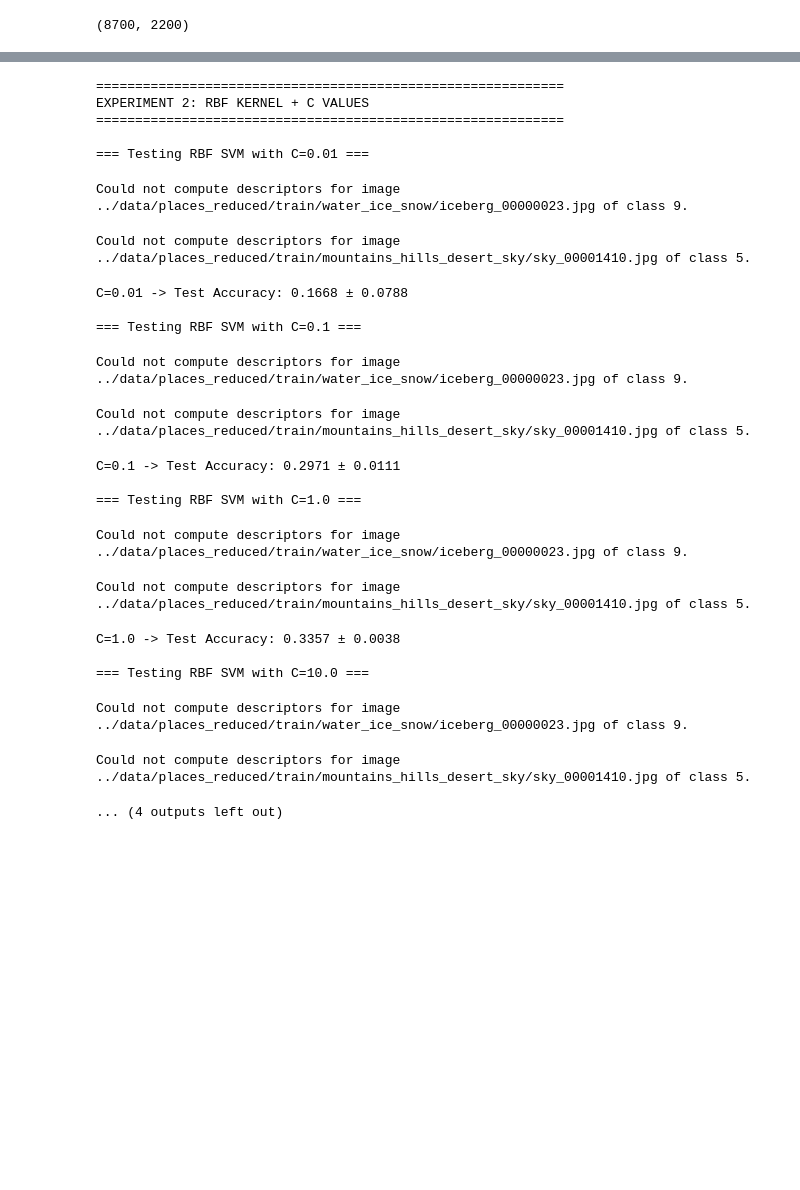
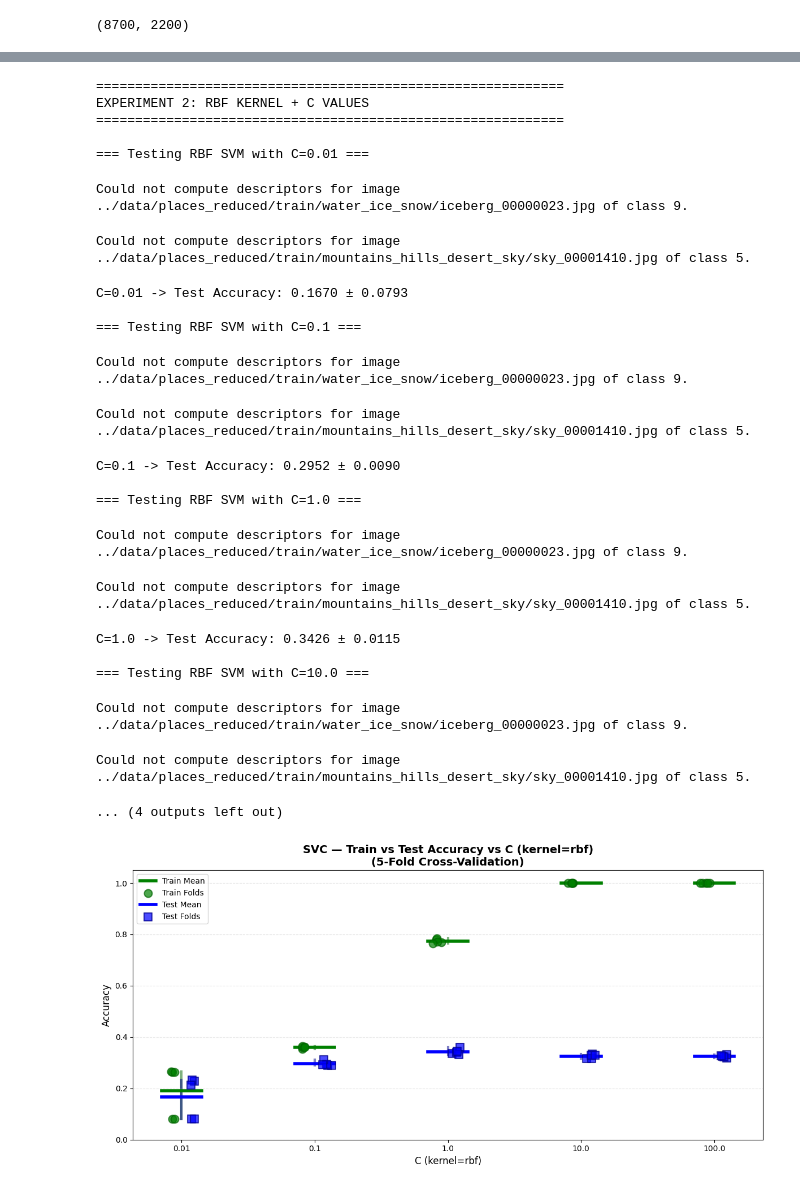
Before and after one commit to MCV-C3/project-team-6, a Jupyter notebook: Week1/SVC_regularizations.ipynb, the cells around one changed output, grey strips where cells are left out. Saved outputs shown, nothing was run; the diff lists cells and outputs as text; code cells hidden in the pictures; blank space fills up the shorter version.

```diff
--- a/Week1/SVC_regularizations.ipynb
+++ b/Week1/SVC_regularizations.ipynb
@@ -125,14 +212,14 @@ for C in [0.01, 0.1, 1.0, 10.0, 100.0]:
     )
 
     rbf_c_results[C] = scores
-    print(f"C={C} -> Test Accuracy: {scores.test.accuracy.mean:.4f} ± {scores.test.accuracy.std:.4f}")
+    print(f"C={C} -> Test Accuracy: {scores.val.accuracy.mean:.4f} ± {scores.val.accuracy.std:.4f}")
 
 
 print("\n" + "=" * 60)
 print("RBF KERNEL: C COMPARISON")
 print("=" * 60)
 for C, result in rbf_c_results.items():
-    print(f"C={C:6.2f} -> Train: {result.train.accuracy.mean:.4f} ± {result.train.accuracy.std:.4f} | Test: {result.test.accuracy.mean:.4f} ± {result.test.accuracy.std:.4f}")
+    print(f"C={C:6.2f} -> Train: {result.train.accuracy.mean:.4f} ± {result.train.accuracy.std:.4f} | Test: {result.val.accuracy.mean:.4f} ± {result.val.accuracy.std:.4f}")
 # %% [output]
 ============================================================
 EXPERIMENT 2: RBF KERNEL + C VALUES
@@ -141,22 +228,30 @@ EXPERIMENT 2: RBF KERNEL + C VALUES
 === Testing RBF SVM with C=0.01 ===
 Could not compute descriptors for image ../data/places_reduced/train/water_ice_snow/iceberg_00000023.jpg of class 9.
 Could not compute descriptors for image ../data/places_reduced/train/mountains_hills_desert_sky/sky_00001410.jpg of class 5.
-C=0.01 -> Test Accuracy: 0.1668 ± 0.0788
+C=0.01 -> Test Accuracy: 0.1670 ± 0.0793
 
 === Testing RBF SVM with C=0.1 ===
 Could not compute descriptors for image ../data/places_reduced/train/water_ice_snow/iceberg_00000023.jpg of class 9.
 Could not compute descriptors for image ../data/places_reduced/train/mountains_hills_desert_sky/sky_00001410.jpg of class 5.
-C=0.1 -> Test Accuracy: 0.2971 ± 0.0111
+C=0.1 -> Test Accuracy: 0.2952 ± 0.0090
 
 === Testing RBF SVM with C=1.0 ===
 Could not compute descriptors for image ../data/places_reduced/train/water_ice_snow/iceberg_00000023.jpg of class 9.
 Could not compute descriptors for image ../data/places_reduced/train/mountains_hills_desert_sky/sky_00001410.jpg of class 5.
-C=1.0 -> Test Accuracy: 0.3357 ± 0.0038
+C=1.0 -> Test Accuracy: 0.3426 ± 0.0115
 
 === Testing RBF SVM with C=10.0 ===
 Could not compute descriptors for image ../data/places_reduced/train/water_ice_snow/iceberg_00000023.jpg of class 9.
 Could not compute descriptors for image ../data/places_reduced/train/mountains_hills_desert_sky/sky_00001410.jpg of class 5.
 ... (4 outputs left out)
+# %%
+x_vals = [0.01, 0.1, 1.0, 10.0, 100.0]
+printable_x_vals = [0.01, 0.1, 1.0, 10.0, 100.0]
+test_vals = [rbf_c_results[key].val.accuracy.all for key in x_vals]
+train_vals = [rbf_c_results[key].train.accuracy.all for key in x_vals]
+plot_cv_train_test_comparison(printable_x_vals, train_vals, test_vals, "SVC", "C (kernel=rbf)", ylim=(0.0, 1.05))
+# %% [output]
+[figure, added]
 # %%
 # Experiment 3: Polynomial kernel with different C values
 poly_c_results = {}
```
Also changed, not shown: parts of 8 cells of this notebook.
